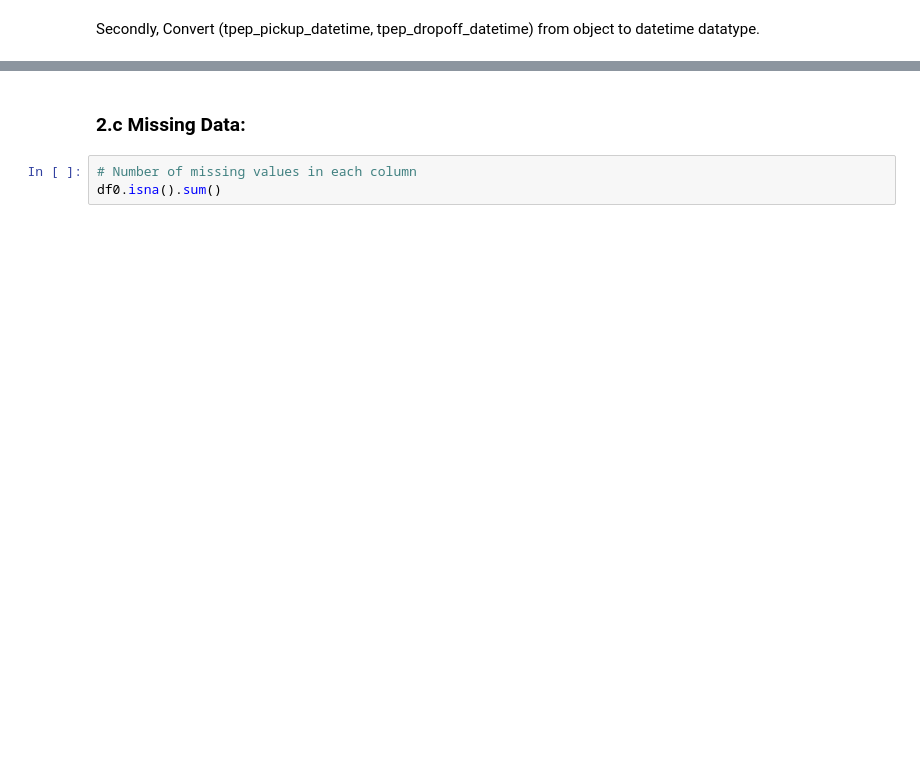
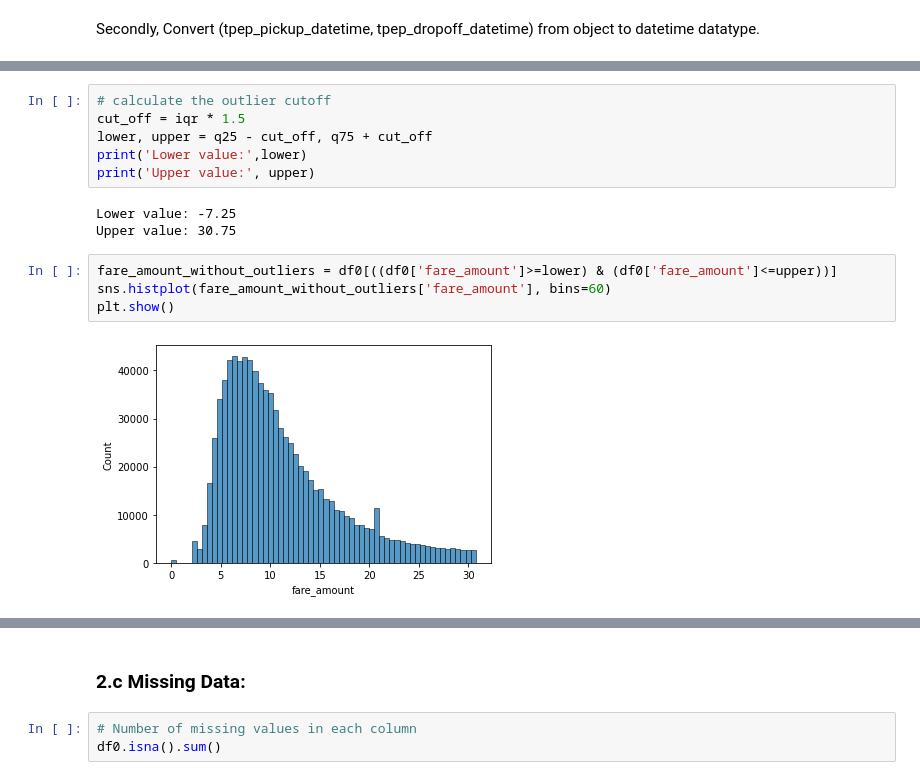
Before and after one commit to AbanoubYounan/Predict-Taxi-Fare-Before-Riding, a Jupyter notebook: Predict_NewYork_Yellow_Taxi_Fare.ipynb, the cells around one changed output, grey strips where cells are left out. Drawn from its saved outputs; the diff is of its cells as text; blank space fills up the shorter version.

```diff
--- a/Predict_NewYork_Yellow_Taxi_Fare.ipynb
+++ b/Predict_NewYork_Yellow_Taxi_Fare.ipynb
@@ -202,0 +271,15 @@ memory usage: 53.4 MB
+# %%
+# calculate the outlier cutoff
+cut_off = iqr * 1.5
+lower, upper = q25 - cut_off, q75 + cut_off
+print('Lower value:',lower)
+print('Upper value:', upper)
+# %% [output]
+Lower value: -7.25
+Upper value: 30.75
+# %%
+fare_amount_without_outliers = df0[((df0['fare_amount']>=lower) & (df0['fare_amount']<=upper))]
+sns.histplot(fare_amount_without_outliers['fare_amount'], bins=60)
+plt.show()
+# %% [output]
+[figure, added]
```
Also changed, not shown: parts of 43 cells of this notebook, 1 other file.
